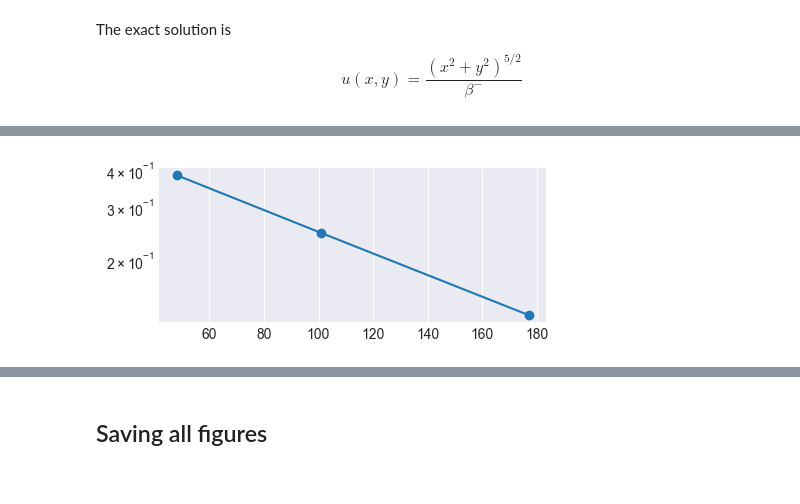
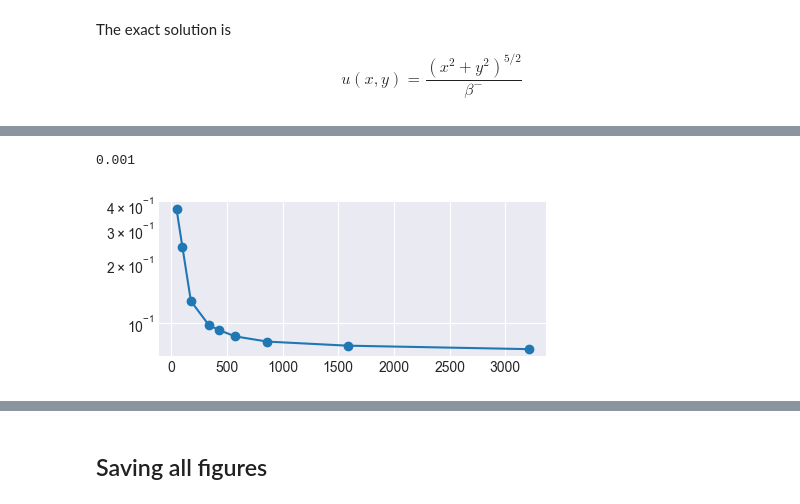
Before and after one commit to RicardoRG73/GFDM-Interfaces, a Jupyter notebook: ex02.ipynb, the cells around one changed output, grey strips where cells are left out. Drawn from its saved outputs; the diff is of its cells as text; code cells hidden in the pictures.

Commit message:
ex03 norm2 and RMSE computed

```diff
--- a/ex02.ipynb
+++ b/ex02.ipynb
@@ -361,20 +371,24 @@ RMSE(U, Uex)
 # %%
-# [mesh.el_size_factor, total_nodes, RMSE]
+# [mesh.el_size_factor, delta, total_nodes, RMSE]
 nodes_error = np.array([
-    [0.50,  48,  0.3856034042673103],
-    [0.30, 101,  0.24625039139681926],
-    [0.20, 177,  0.13019187591372677],
-    [0.14, 338,  0.10887634683592147],
-    [0.12, 430,  0.10159202915541635],
-    [0.10, 575,  0.09443671477592522],
-    [0.08, 864,  0.08948872719782641],
-    [0.06, 1586, 0.08570815786044138],
-    [0.04, 3212, 0.08217217631716535]
+    [0.50, 0.001, 48,   0.3856034042673103],
+    [0.30, 0.001, 101,  0.24625039139681926],
+    [0.20, 0.001, 177,  0.13019187591372677],
+    [0.14, 0.0001, 338, 0.09817405482077779],
+    [0.12, 0.0001, 430, 0.09246129591421387],
+    [0.10, 0.0001, 575, 0.08582533365021765],
+    [0.08, 0.00001, 864,  0.08069893026486981],
+    [0.06, 0.00001, 1586, 0.07691088882172639],
+    [0.04, 0.000001, 3212, 0.07382899469034011]
 ])
+# %%
+delta
+# %% [output]
+0.001
 # %%
 plt.figure(figsize=(5,2))
 ax = plt.axes()
-ax.semilogy(nodes_error[:3,1], nodes_error[:3,2], 'o-')
+ax.semilogy(nodes_error[:,-2], nodes_error[:,-1], 'o-')
 plt.show()
 # %% [output]
-[figure, old version]
+[figure, new version]
```
Also changed, not shown: parts of 17 cells of this notebook, 4 other files.
